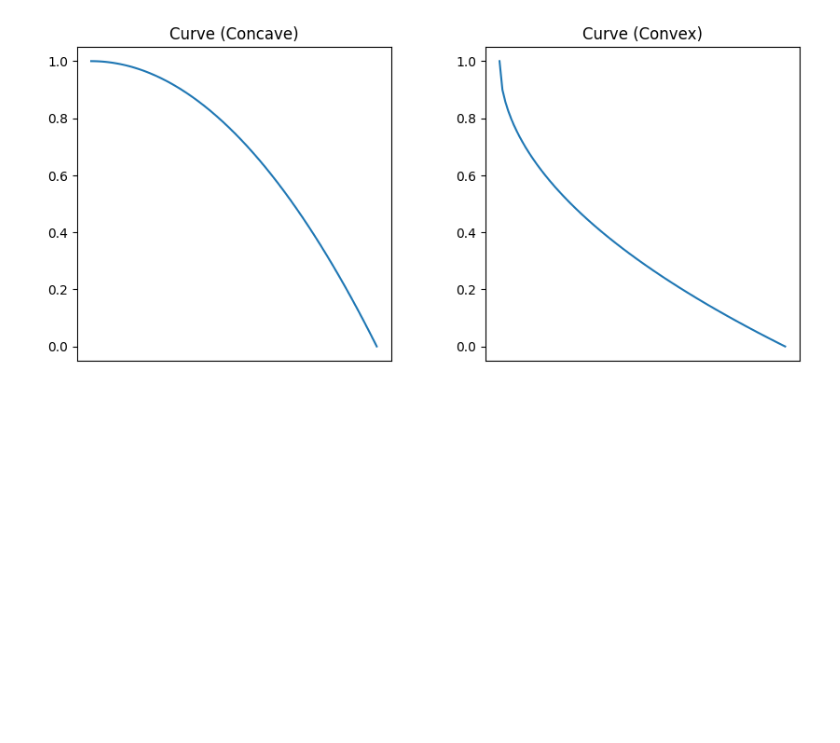
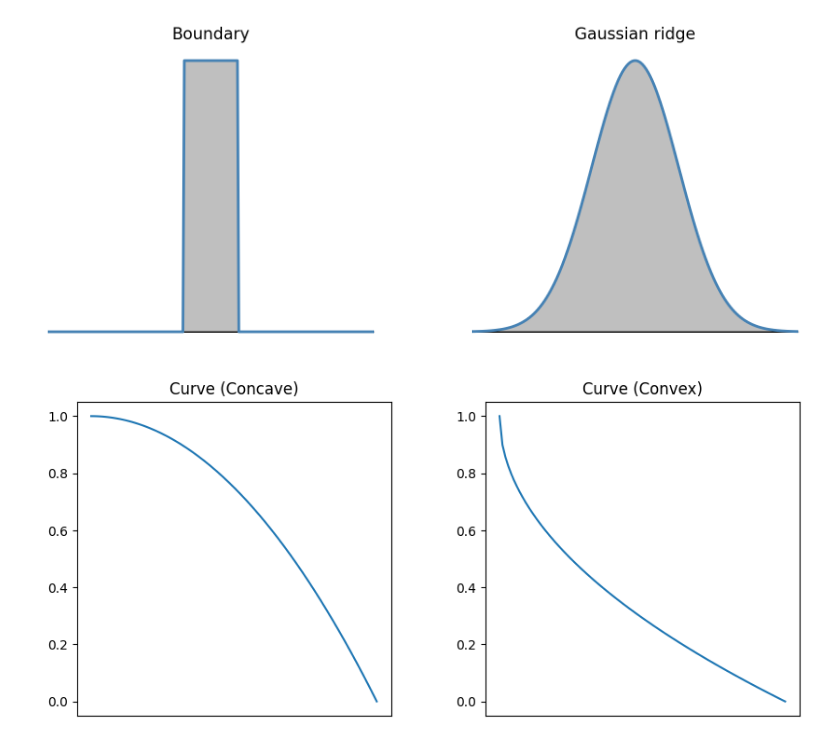
Before and after one commit to PacktPublishing/Learn-Robotics-Programming-3rd-edition, a Jupyter notebook: code_diagrams/chapter-17/diagrams.ipynb, the cells around one changed output. Saved outputs shown, nothing was run; the diff lists cells and outputs as text; code cells hidden in the pictures; blank space fills up the shorter version.

```diff
--- a/code_diagrams/chapter-17/diagrams.ipynb
+++ b/code_diagrams/chapter-17/diagrams.ipynb
@@ -96,3 +245,51 @@ plt.show()
+# %%
+# Step ridge vs Gaussian ridge
+x = np.linspace(-5, 5, 400)
+
+# Narrow step ridge: 0 -> 1 -> 0 centered at 0
+y_step_ridge = np.piecewise(
+    x,
+    [x < -0.5, (x >= -0.5) & (x <= 0.5), x > 0.5],
+    [0, 1, 0]
+)
+
+# Gaussian ridge flowing around the step
+sigma = 2.0
+y_gauss = np.exp(-0.5 * (x / sigma) ** 2)
+y_gauss = y_gauss / np.max(y_gauss)
+
+fig, axs = plt.subplots(1, 2, figsize=(10, 4), dpi=200)
+fig.subplots_adjust(wspace=0.3)
+
+# Boundary step
+axs[0].fill_between(x, y_step_ridge, color='gray', alpha=0.5)
+axs[0].axhline(0, color='black', linewidth=1)
+axs[0].set_title('Boundary')
+axs[0].set_ylim(-0.05, 1.05)
+axs[0].set_xlim(-3, 3)
+axs[0].set_xticks([])
+axs[0].set_yticks([])
+for side in ['top', 'right', 'left', 'bottom']:
+    axs[0].spines[side].set_visible(False)
+axs[0].plot(x, y_step_ridge, color='steelblue', linewidth=2)
+axs[0].tick_params(bottom=False, labelbottom=False, left=False, labelleft=False)
+
+# Gaussian ridge
+axs[1].fill_between(x, y_gauss, color='gray', alpha=0.5)
+axs[1].axhline(0, color='black', linewidth=1)
+axs[1].set_title('Gaussian ridge')
+axs[1].set_ylim(-0.05, 1.05)
+axs[1].set_xlim(-3, 3)
+axs[1].set_xticks([])
+axs[1].set_yticks([])
+for side in ['top', 'right', 'left', 'bottom']:
+    axs[1].spines[side].set_visible(False)
+axs[1].tick_params(bottom=False, labelbottom=False, left=False, labelleft=False)
+axs[1].plot(x, y_gauss, color='steelblue', linewidth=2)
+
+plt.show()
+# %% [output]
+[figure, added]
 # %%
 y3 = 1 - (x / max(x))**2
 # Concave curve with greatest rate of change at start, least at end, from (0,0) to (10,1)
```
Also changed, not shown: parts of 4 cells of this notebook, 1 other file.
